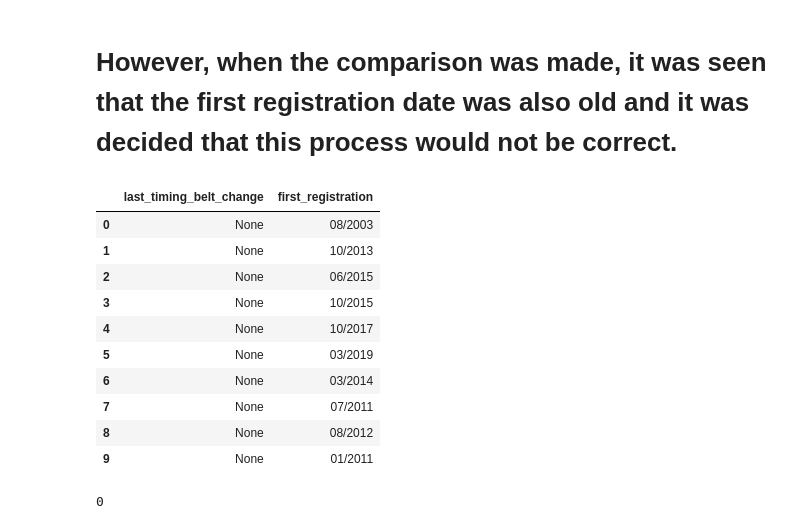
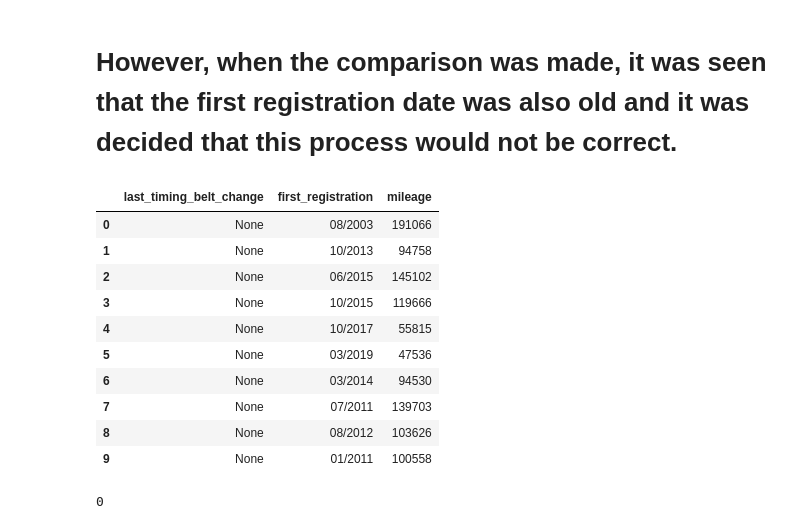
Before and after one commit to Nueseybe/Team2Project-4, a Jupyter notebook: main.ipynb, the cells around one changed output. Cells and saved outputs as stored; diff of their text form; code cells hidden in the pictures.

```diff
--- a/main.ipynb
+++ b/main.ipynb
@@ -1132,19 +1136,19 @@ Name: last_timing_belt_change, Length: 82, dtype: int64
 # %% [markdown]
 # However, when the comparison was made, it was seen that the first registration date was also old and it was decided that this process would not be correct.
 # %%
-df.loc[(df['last_timing_belt_change'] == 'None'), ['last_timing_belt_change', 'first_registration']][:10]
+df.loc[(df['last_timing_belt_change'] == 'None'), ['last_timing_belt_change', 'first_registration', 'mileage']][:10]
 # %% [output]
-|  | last_timing_belt_change | first_registration |
-| 0 | None | 08/2003 |
-| 1 | None | 10/2013 |
-| 2 | None | 06/2015 |
-| 3 | None | 10/2015 |
-| 4 | None | 10/2017 |
-| 5 | None | 03/2019 |
-| 6 | None | 03/2014 |
-| 7 | None | 07/2011 |
-| 8 | None | 08/2012 |
-| 9 | None | 01/2011 |
+|  | last_timing_belt_change | first_registration | mileage |
+| 0 | None | 08/2003 | 191066 |
+| 1 | None | 10/2013 | 94758 |
+| 2 | None | 06/2015 | 145102 |
+| 3 | None | 10/2015 | 119666 |
+| 4 | None | 10/2017 | 55815 |
+| 5 | None | 03/2019 | 47536 |
+| 6 | None | 03/2014 | 94530 |
+| 7 | None | 07/2011 | 139703 |
+| 8 | None | 08/2012 | 103626 |
+| 9 | None | 01/2011 | 100558 |
 # %%
 df['last_timing_belt_change'].isnull().sum()
 # %% [output]
```
Also changed, not shown: parts of 4 cells of this notebook.
